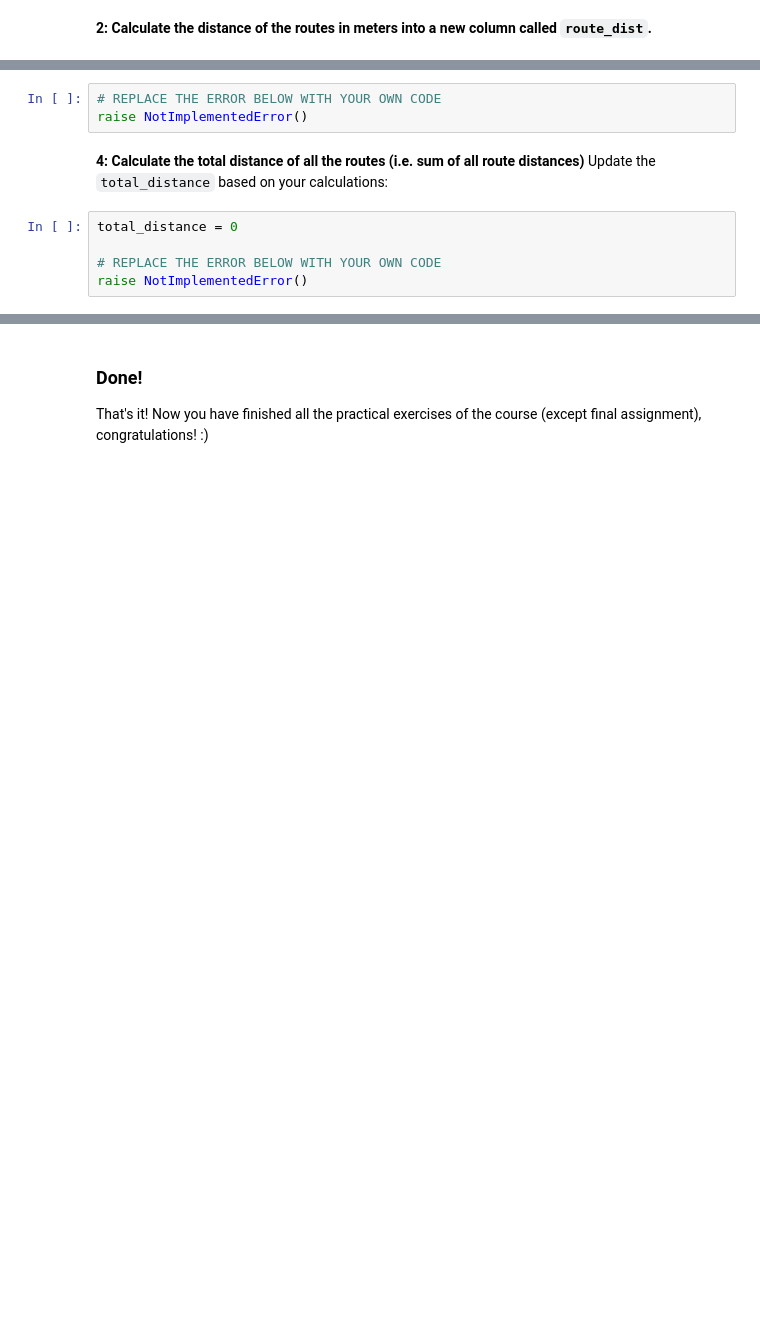
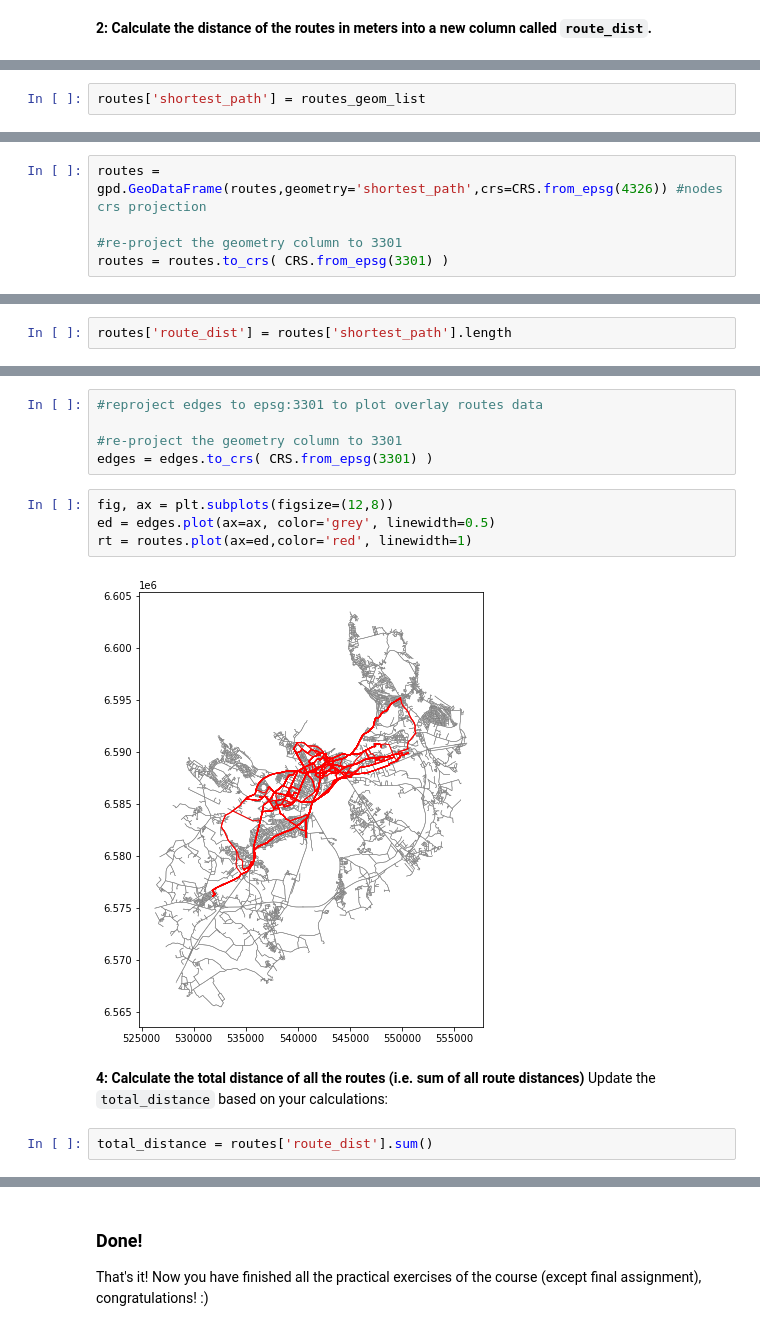
Before and after one commit to alanlyyy/AUTOGIS_COURSE, a Jupyter notebook: L6/exercise-6-main/Exercise-6-problems-1-2.ipynb, the cells around one changed output, grey strips where cells are left out. Cells and saved outputs as stored; diff of their text form; blank space fills up the shorter version.

```diff
--- a/L6/exercise-6-main/Exercise-6-problems-1-2.ipynb
+++ b/L6/exercise-6-main/Exercise-6-problems-1-2.ipynb
@@ -516,0 +552,2 @@ for origin_index in range(0, len(origin_gdf)):
+# %%
+routes['shortest_path'] = routes_geom_list
@@ -516,0 +563,5 @@ for origin_index in range(0, len(origin_gdf)):
+# %%
+routes = gpd.GeoDataFrame(routes,geometry='shortest_path',crs=CRS.from_epsg(4326)) #nodes crs projection
+
+#re-project the geometry column to 3301
+routes = routes.to_crs( CRS.from_epsg(3301) )
@@ -516,0 +577,2 @@ for origin_index in range(0, len(origin_gdf)):
+# %%
+routes['route_dist'] = routes['shortest_path'].length
@@ -526,16 +601,21 @@ print("Longest distance:", round(routes['route_dist'].max()), "meters")
 In the end you should have something like following:
 
  ![](img/routings.png)
-# %%
-# REPLACE THE ERROR BELOW WITH YOUR OWN CODE
-raise NotImplementedError()
+# %%
+#reproject edges to epsg:3301 to plot overlay routes data
+
+#re-project the geometry column to 3301
+edges = edges.to_crs( CRS.from_epsg(3301) )
+# %%
+fig, ax = plt.subplots(figsize=(12,8))
+ed = edges.plot(ax=ax, color='grey', linewidth=0.5)
+rt = routes.plot(ax=ed,color='red', linewidth=1)
+# %% [output]
+[figure, added]
 # %% [markdown]
 **4: Calculate the total distance of all the routes (i.e. sum of all route distances)** Update the `total_distance` based on your calculations:
-# %%
-total_distance = 0
-
-# REPLACE THE ERROR BELOW WITH YOUR OWN CODE
-raise NotImplementedError()
+# %%
+total_distance = routes['route_dist'].sum()
 # %%
 # NON-EDITABLE TEST CELL (example solution: 2468 kilometers)
 #Print your solution:
```
Also changed, not shown: parts of 21 cells of this notebook.
